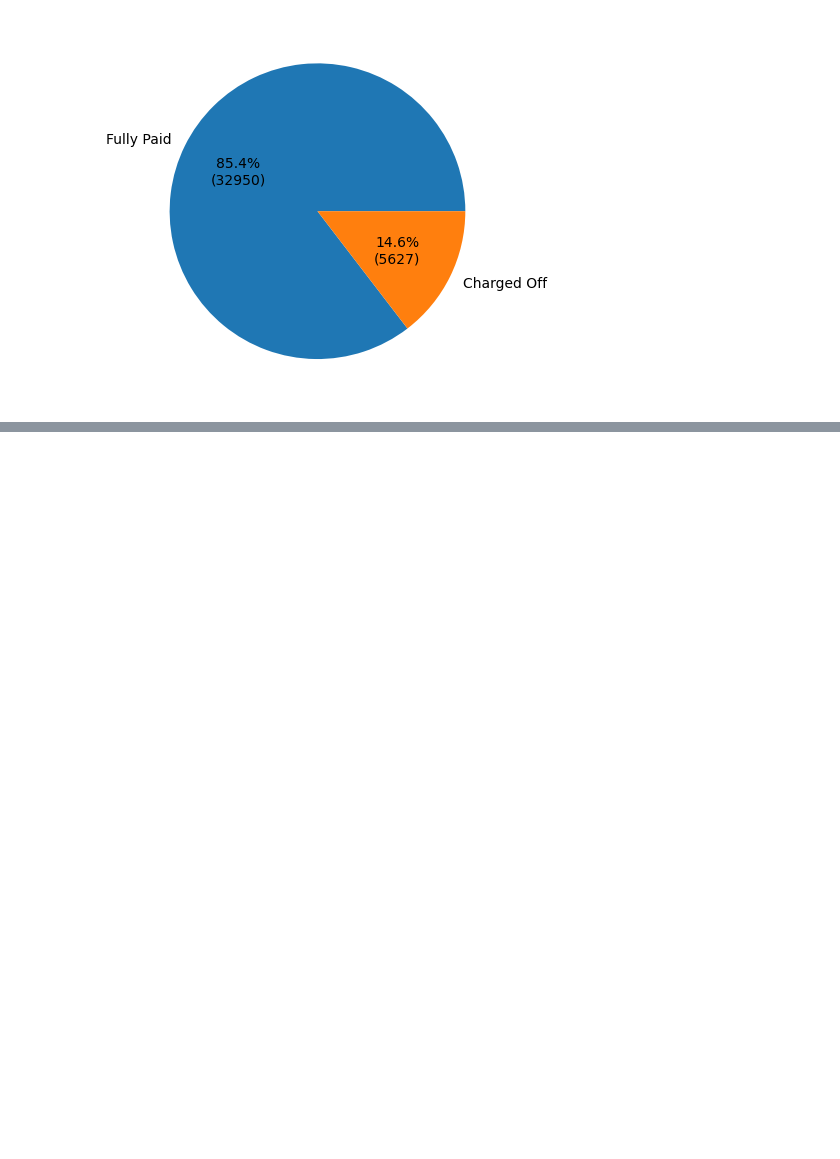
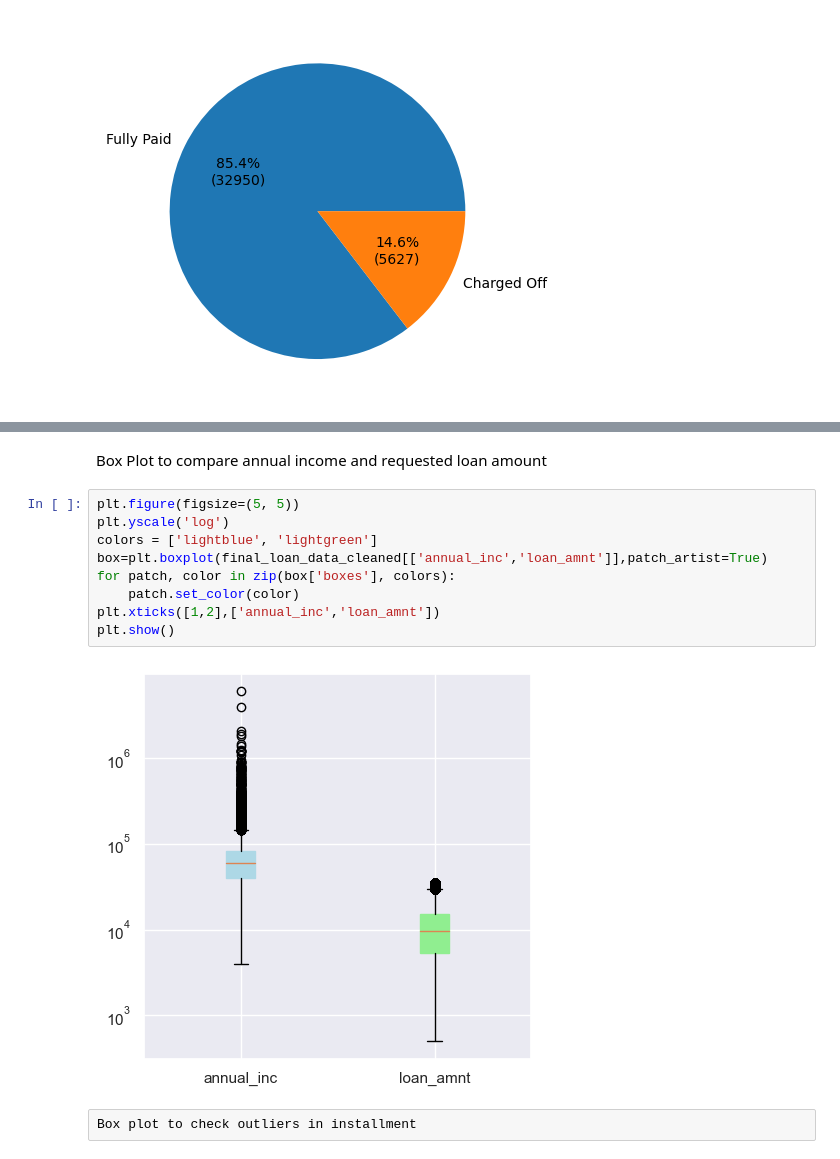
Before and after one commit to sunaynatalreja/LendingClubCaseStudy, a Jupyter notebook: Group_Facilitator_Ganesh.ipynb, the cells around one changed output, grey strips where cells are left out. Saved outputs shown, nothing was run; the diff lists cells and outputs as text; blank space fills up the shorter version.

```diff
--- a/Group_Facilitator_Ganesh.ipynb
+++ b/Group_Facilitator_Ganesh.ipynb
@@ -218,0 +233,15 @@ funded_amnt_inv=final_loan_data_cleaned['funded_amnt_inv']
+# %% [markdown]
+Box Plot to compare annual income and requested loan amount
+# %%
+plt.figure(figsize=(5, 5))
+plt.yscale('log')
+colors = ['lightblue', 'lightgreen']
+box=plt.boxplot(final_loan_data_cleaned[['annual_inc','loan_amnt']],patch_artist=True)
+for patch, color in zip(box['boxes'], colors):
+    patch.set_color(color)
+plt.xticks([1,2],['annual_inc','loan_amnt'])
+plt.show()
+# %% [output]
+[figure, added]
+# %% [raw]
+Box plot to check outliers in installment
```
Also changed, not shown: parts of 38 cells of this notebook.
